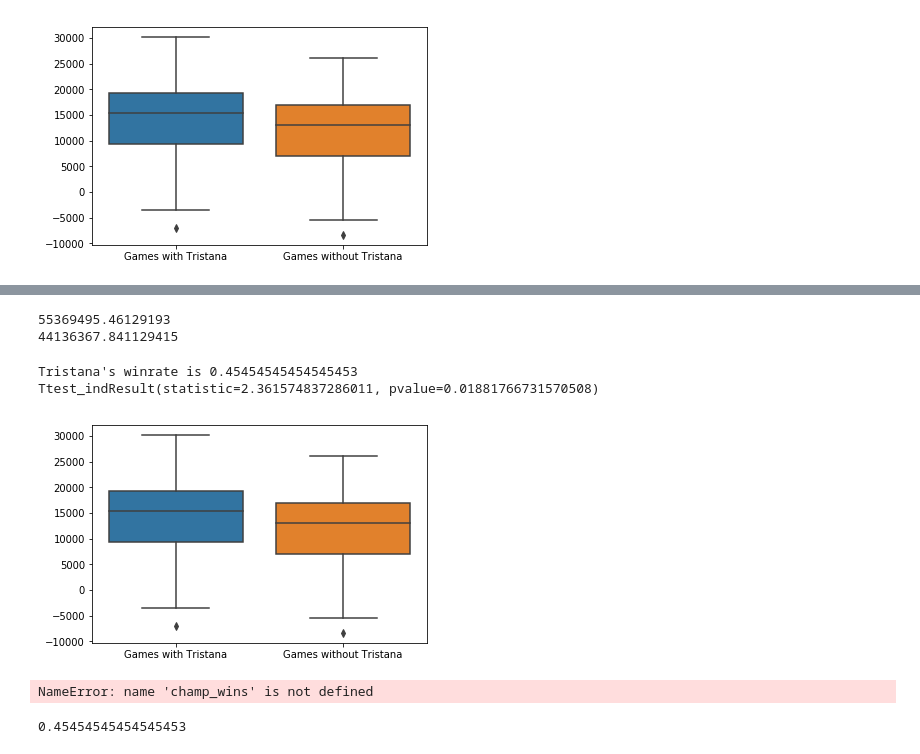
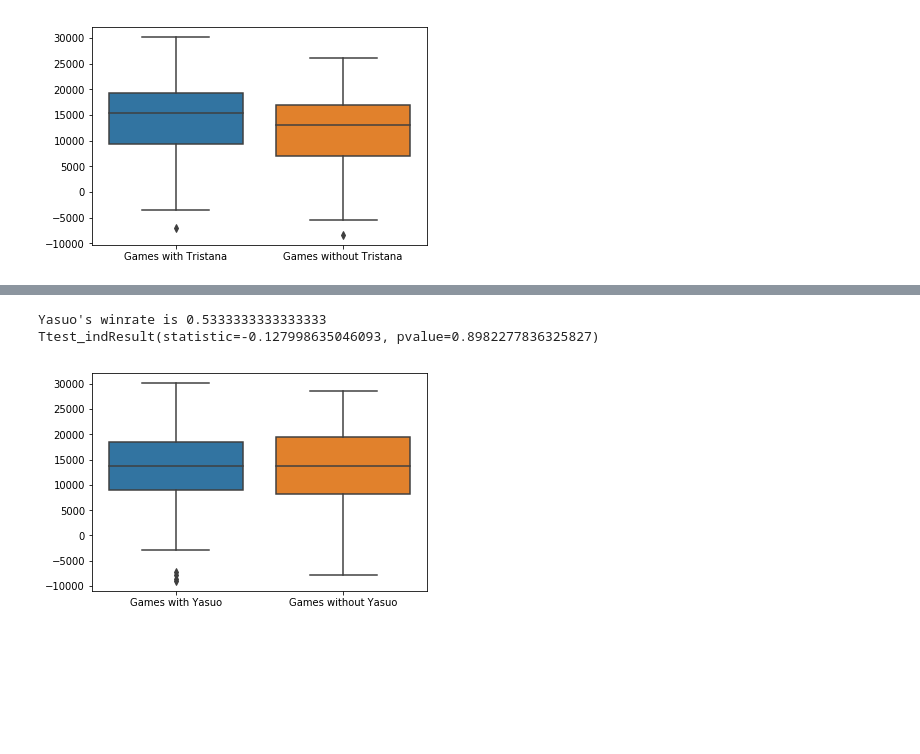
Before and after one commit to Fryman93/SprungBoard, a Jupyter notebook: Capstone 1/LoL.ipynb, the cells around one changed output, grey strips where cells are left out. Saved outputs shown, nothing was run; the diff lists cells and outputs as text; code cells hidden in the pictures; blank space fills up the shorter version.

```diff
--- a/Capstone 1/LoL.ipynb
+++ b/Capstone 1/LoL.ipynb
@@ -447,7 +483 @@ Ttest_indResult(statistic=0.6245107942740636, pvalue=0.5327530168098243)
-# %%
-print(np.var(trist))
-print(np.var(notrist))
-# %% [output]
-55369495.46129193
-44136367.841129415
 # %%
@@ -501,16 +531,8 @@ def champ_stats(name):
     #t-test results
     print(sp.stats.ttest_ind(games, nogames))
 # %%
-champ_stats('Tristana')
+champ_stats('Yasuo')
 # %% [output]
-Tristana's winrate is 0.45454545454545453
-Ttest_indResult(statistic=2.361574837286011, pvalue=0.01881766731570508)
+Yasuo's winrate is 0.5333333333333333
+Ttest_indResult(statistic=-0.127998635046093, pvalue=0.8982277836325827)
-[figure, old version]
+[figure, new version]
-# %%
-champ_wins
-# %% [output]
-NameError: name 'champ_wins' is not defined
-# %%
-70/154
-# %% [output]
-0.45454545454545453
```
Also changed, not shown: parts of 26 cells of this notebook.
